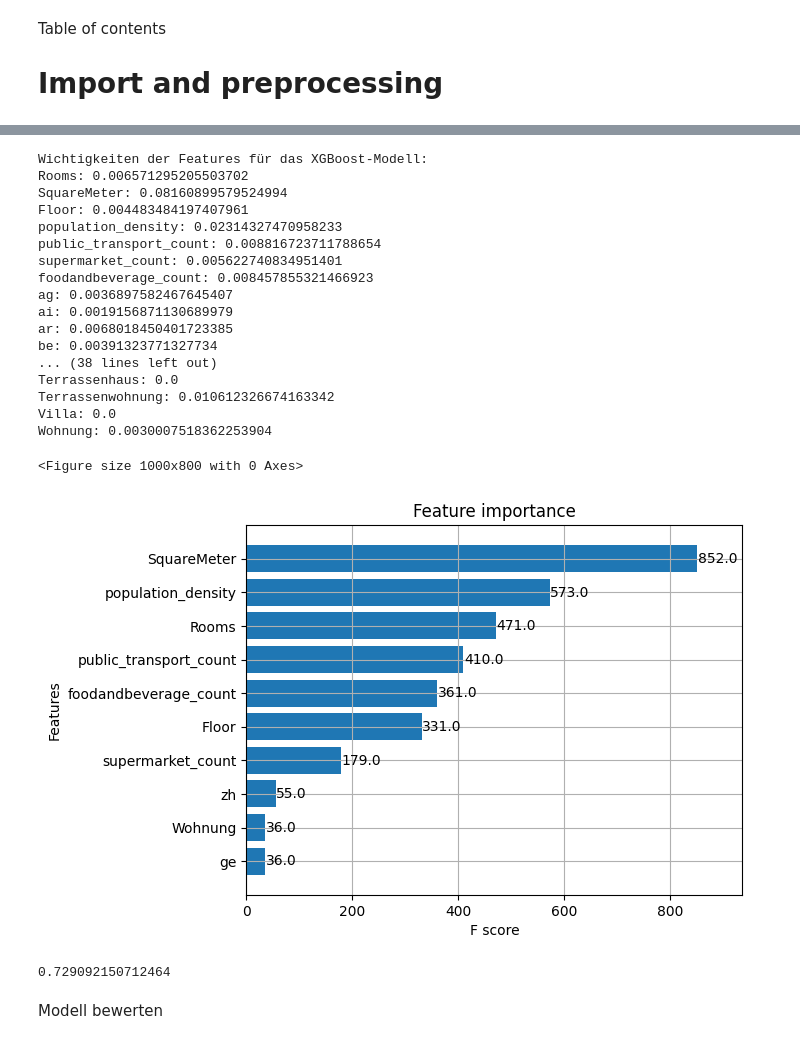
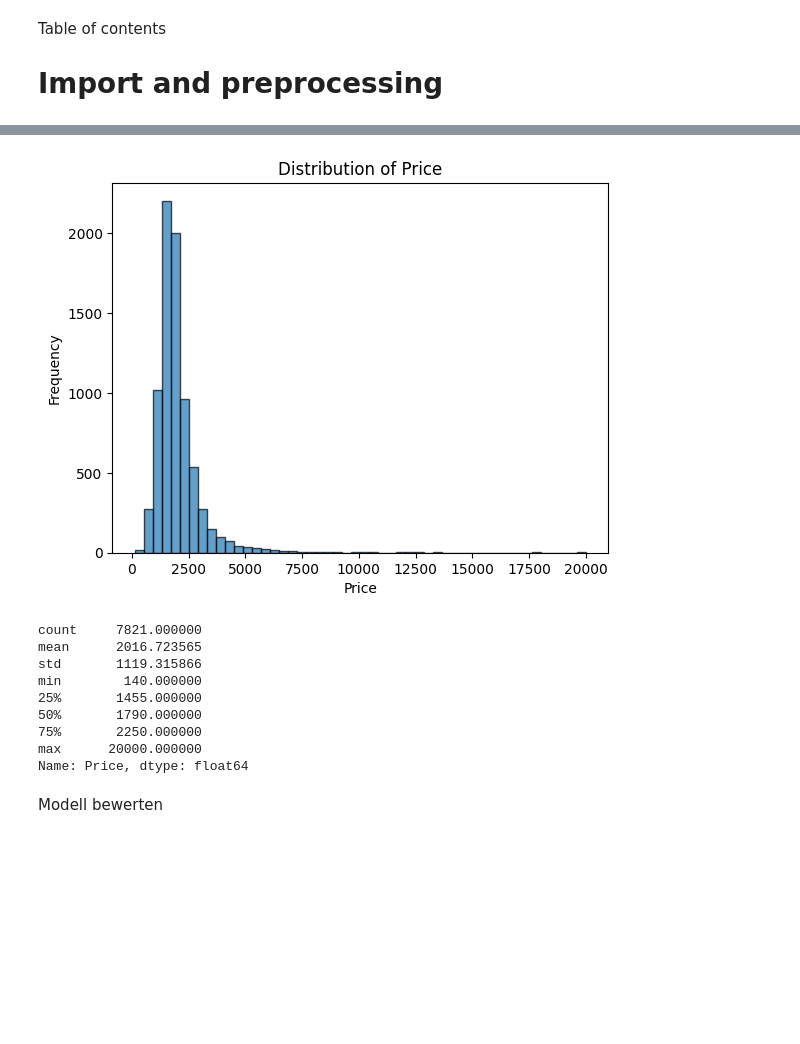
Before and after one commit to ElrasDeVayne/Immo-Projekt-DataScience, a Jupyter notebook: Property_new.ipynb, the cells around one changed output, grey strips where cells are left out. Cells and saved outputs as stored; diff of their text form; code cells hidden in the pictures; blank space fills up the shorter version.

```diff
--- a/Property_new.ipynb
+++ b/Property_new.ipynb
@@ -294,51 +343,27 @@ plt.show()
-# %%
-# Trainiere ein XGBoost-Modell
-import xgboost
-
-xgb_model = xgboost.XGBRegressor(objective='reg:squarederror', random_state=0)
-xgb_model.fit(X_train, y_train)
-xgb_score = xgb_model.score(X_test, y_test)
-
-# Feature-Namen
-feature_names = X.columns
-
-# Wichtigkeiten der Features für das XGBoost-Modell
-xgb_importances = xgb_model.feature_importances_
-
-# Berechne den Explained Variance Score für XGBoost
-expl_xgb = explained_variance_score(y_test, xgb_model.predict(X_test))
-
-print("Wichtigkeiten der Features für das XGBoost-Modell:")
-for feature, importance in zip(feature_names, xgb_importances):
-    print(f"{feature}: {importance}")
-
-# Plot der Feature-Wichtigkeiten
-plt.figure(figsize=(10, 8))
-xgboost.plot_importance(xgb_model, max_num_features=10, height=0.8)
-plt.show()
-
-print(xgb_score)
-# %% [output]
-Wichtigkeiten der Features für das XGBoost-Modell:
-Rooms: 0.006571295205503702
-SquareMeter: 0.08160899579524994
-Floor: 0.004483484197407961
-population_density: 0.02314327470958233
-public_transport_count: 0.008816723711788654
-supermarket_count: 0.005622740834951401
-foodandbeverage_count: 0.008457855321466923
-ag: 0.0036897582467645407
-ai: 0.0019156871130689979
-ar: 0.0068018450401723385
-be: 0.00391323771327734
-... (38 lines left out)
-Terrassenhaus: 0.0
-Terrassenwohnung: 0.010612326674163342
-Villa: 0.0
-Wohnung: 0.0030007518362253904
-<Figure size 1000x800 with 0 Axes>
-[figure, removed]
-0.729092150712464
+# %%
+import matplotlib.pyplot as plt
+
+# Plot der Verteilung der Zielvariable 'Price'
+plt.hist(df['Price'], bins=50, edgecolor='k', alpha=0.7)
+plt.xlabel('Price')
+plt.ylabel('Frequency')
+plt.title('Distribution of Price')
+plt.show()
+
+# Überblick über die statistischen Kennzahlen der Zielvariable
+price_stats = df['Price'].describe()
+print(price_stats)
+# %% [output]
+[figure, added]
+count     7821.000000
+mean      2016.723565
+std       1119.315866
+min        140.000000
+25%       1455.000000
+50%       1790.000000
+75%       2250.000000
+max      20000.000000
+Name: Price, dtype: float64
 # %% [markdown]
 Modell bewerten
 # %% [markdown]
```
Also changed, not shown: parts of 14 cells of this notebook.
